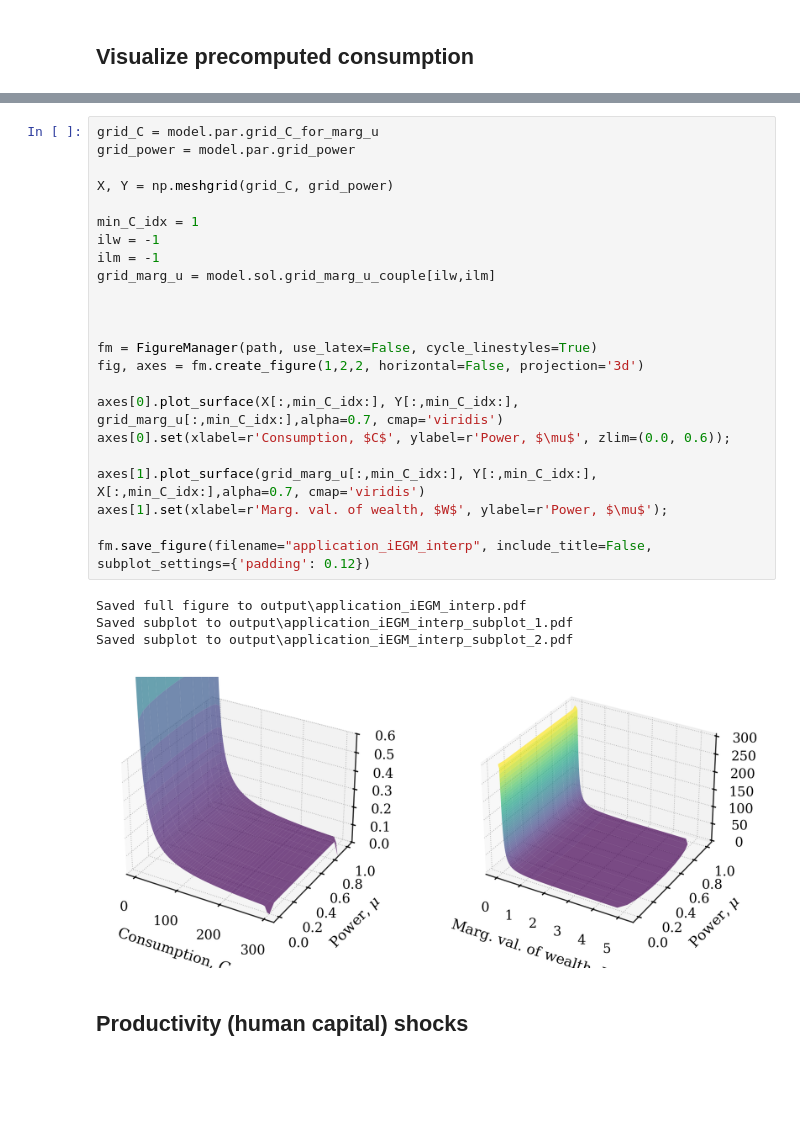
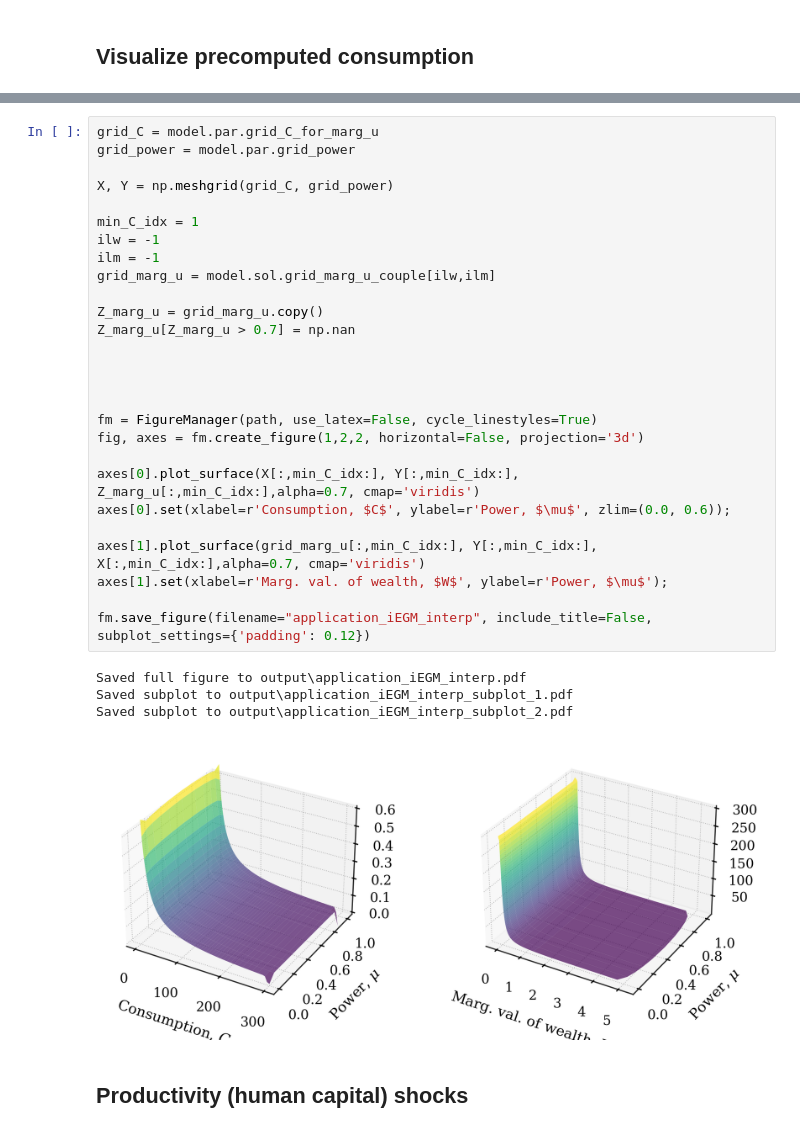
Before and after one commit to ThomasHJorgensen/FastBargaining, a Jupyter notebook: Application/04. Counterfactuals.ipynb, the cells around one changed output, grey strips where cells are left out. Drawn from its saved outputs; the diff is of its cells as text; blank space fills up the shorter version.

```diff
--- a/Application/04. Counterfactuals.ipynb
+++ b/Application/04. Counterfactuals.ipynb
@@ -65,31 +81,35 @@ models = {
 # %%
 grid_C = model.par.grid_C_for_marg_u
 grid_power = model.par.grid_power
 
 X, Y = np.meshgrid(grid_C, grid_power)
 
 min_C_idx = 1
 ilw = -1
 ilm = -1
 grid_marg_u = model.sol.grid_marg_u_couple[ilw,ilm]
 
+Z_marg_u = grid_marg_u.copy()
+Z_marg_u[Z_marg_u > 0.7] = np.nan
+
+
 
 
 fm = FigureManager(path, use_latex=False, cycle_linestyles=True)
 fig, axes = fm.create_figure(1,2,2, horizontal=False, projection='3d')
 
-axes[0].plot_surface(X[:,min_C_idx:], Y[:,min_C_idx:], grid_marg_u[:,min_C_idx:],alpha=0.7, cmap='viridis')
+axes[0].plot_surface(X[:,min_C_idx:], Y[:,min_C_idx:], Z_marg_u[:,min_C_idx:],alpha=0.7, cmap='viridis')
 axes[0].set(xlabel=r'Consumption, $C$', ylabel=r'Power, $\mu$', zlim=(0.0, 0.6));
 
 axes[1].plot_surface(grid_marg_u[:,min_C_idx:], Y[:,min_C_idx:], X[:,min_C_idx:],alpha=0.7, cmap='viridis')
 axes[1].set(xlabel=r'Marg. val. of wealth, $W$', ylabel=r'Power, $\mu$');
 
 fm.save_figure(filename="application_iEGM_interp", include_title=False, subplot_settings={'padding': 0.12})
 # %% [output]
 Saved full figure to output\application_iEGM_interp.pdf
 Saved subplot to output\application_iEGM_interp_subplot_1.pdf
 Saved subplot to output\application_iEGM_interp_subplot_2.pdf
-[figure, old version]
+[figure, new version]
 # %% [markdown]
 ## Productivity (human capital) shocks
 # %%
```
Also changed, not shown: parts of 7 cells of this notebook.
